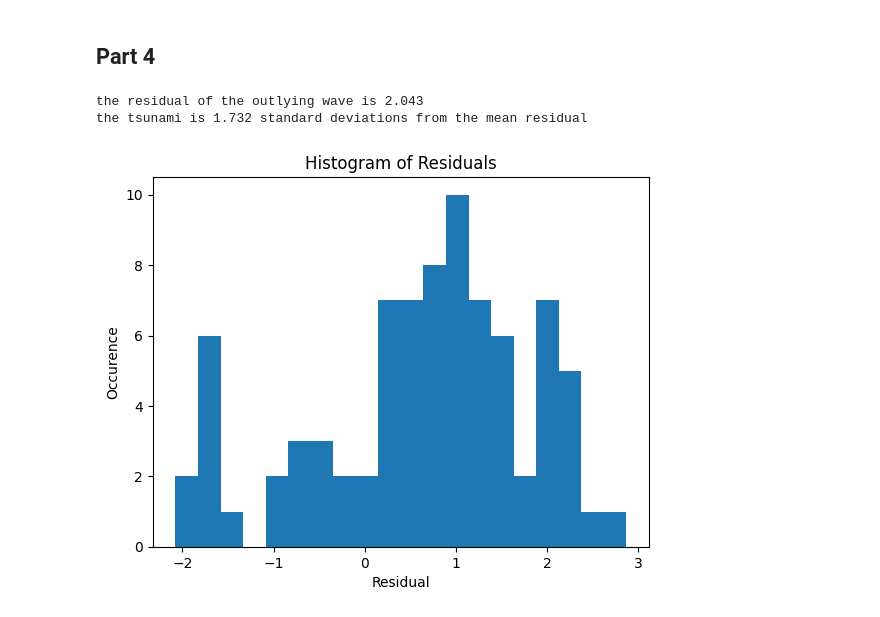
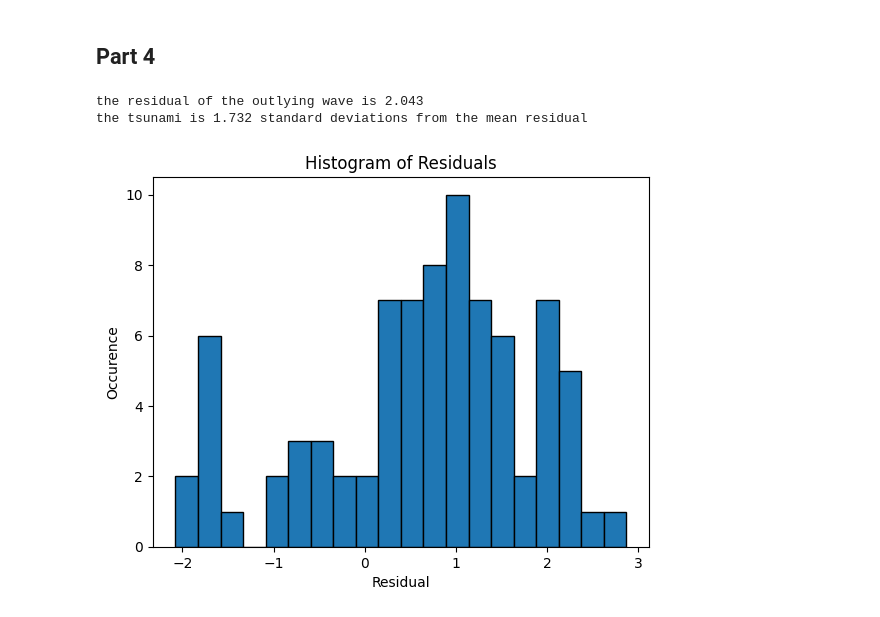
Before and after one commit to l0renGigi123/ASTR19-Project, a Jupyter notebook: Group2_Project.ipynb, the cells around one changed output. Cells and saved outputs as stored; diff of their text form; code cells hidden in the pictures.

```diff
--- a/Group2_Project.ipynb
+++ b/Group2_Project.ipynb
@@ -144,21 +144,21 @@ Estimated Intrinsic Scatter: 1.152641910078107
 # %%
 #new outlier added 2 feet to data point
 height[26] = 7.33
 
 nresidual = []
 
 for i in range(len(height)):
     nresidual.append(round(height[i] - fitted_heights[i],3))
     if i == 26:
         print(f"the residual of the outlying wave is {nresidual[i]}")
 
-plt.hist(nresidual, bins=20)
+plt.hist(nresidual, bins=20, edgecolor="black")
 plt.xlabel("Residual")
 plt.ylabel("Occurence")
 plt.title("Histogram of Residuals")
 wave_deviation = round(nresidual[26] / residual_std,3)
 print(f"the tsunami is {wave_deviation} standard deviations from the mean residual")
 # %% [output]
 the residual of the outlying wave is 2.043
 the tsunami is 1.732 standard deviations from the mean residual
-[figure, old version]
+[figure, new version]
```
